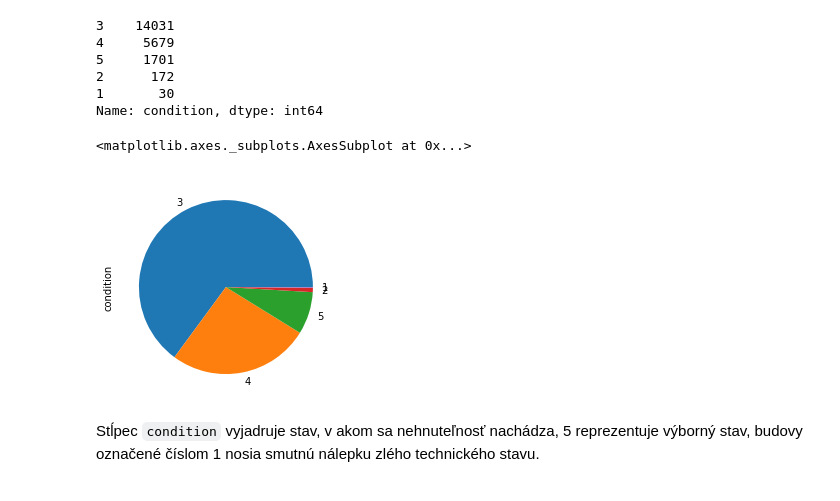
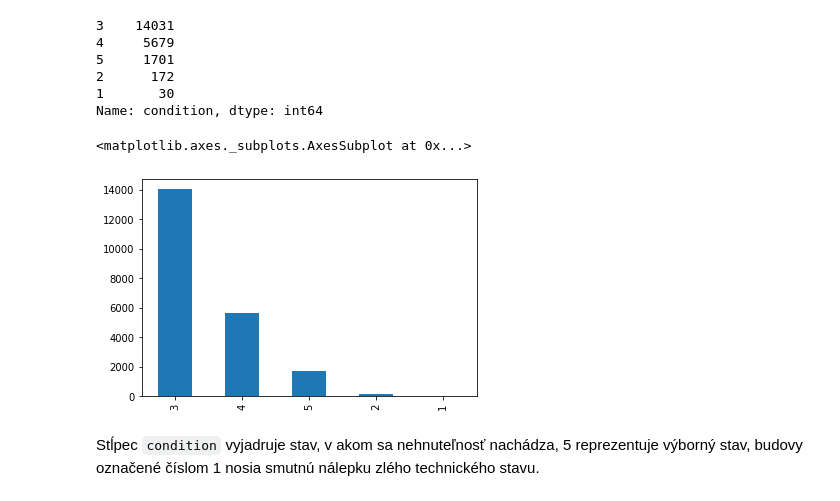
Before and after one commit to mirec3009/oznal_project, a Jupyter notebook: Explorativna_analyza.ipynb, the cells around one changed output. Drawn from its saved outputs; the diff is of its cells as text; code cells hidden in the pictures.

```diff
--- a/Explorativna_analyza.ipynb
+++ b/Explorativna_analyza.ipynb
@@ -19,5 +24,5 @@ from dateutil.parser import parse
 # %%
-path_housing = "..\\data\\kc_house_data.csv"
+path_housing = "data\\kc_house_data.csv"
 df = pd.read_csv(path_housing, sep=",")
 df.head()
 # %% [output]
@@ -476,10 +485,10 @@ df["condition"].value_counts()
 1       30
 Name: condition, dtype: int64
 # %%
-df["condition"].value_counts().plot(kind='pie')
+df["condition"].value_counts().plot(kind='bar')
 # %% [output]
 <matplotlib.axes._subplots.AxesSubplot at 0x...>
-[figure, old version]
+[figure, new version]
 # %% [markdown]
 Stĺpec `condition` vyjadruje stav, v akom sa nehnuteľnosť nachádza, 5 reprezentuje výborný stav, budovy označené číslom 1 nosia smutnú nálepku zlého technického stavu.
 # %% [markdown]
```
Also changed, not shown: parts of 24 cells of this notebook, 1 other file.
